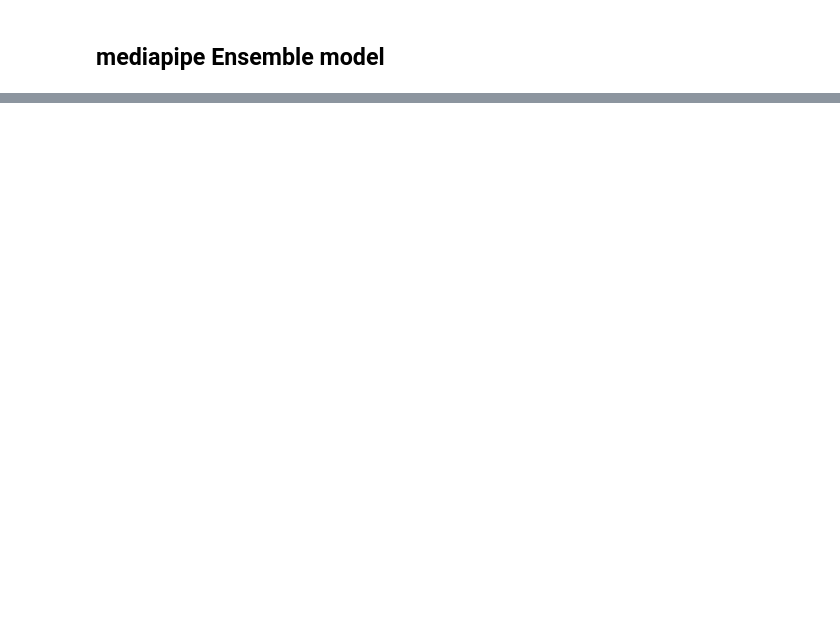
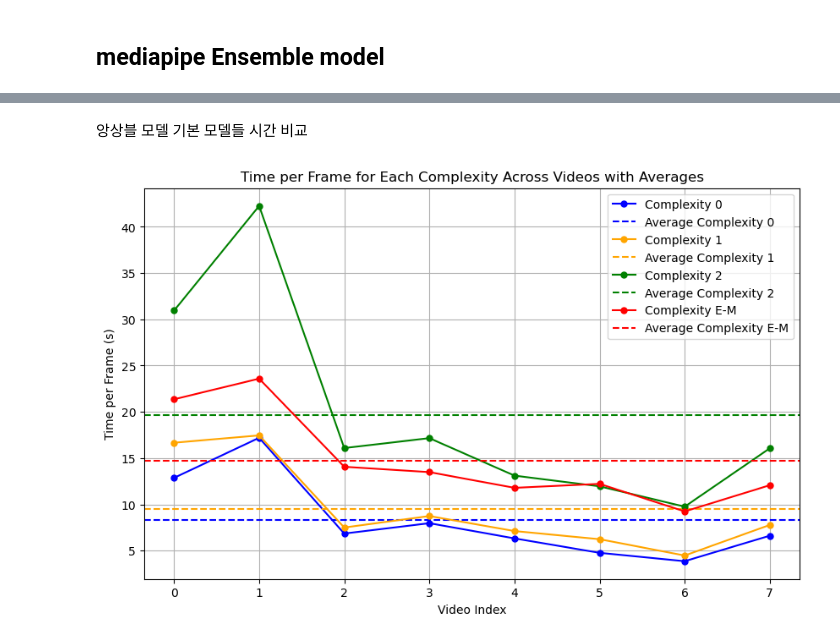
Before and after one commit to yeongjinHwang/sequencing_performance, a Jupyter notebook: performance.ipynb, the cells around one changed output, grey strips where cells are left out. Cells and saved outputs as stored; diff of their text form; code cells hidden in the pictures; blank space fills up the shorter version.

```diff
--- a/performance.ipynb
+++ b/performance.ipynb
@@ -622,0 +974,53 @@ plt.show()
+# %% [markdown]
+앙상블 모델 기본 모델들 시간 비교
+# %%
+# Directory containing the result folders
+root_dir = "./data/result"
+
+complexity_times_per_frame = {0: [], 1: [], 2: [], 3:[]}
+# Traverse all folders and read time.json files
+for folder_name in os.listdir(root_dir):
+    time_json_path = os.path.join(root_dir, folder_name, "time.json")
+    if os.path.exists(time_json_path):
+        with open(time_json_path, 'r') as f:
+            data = json.load(f)
+            for i in range(4):
+                if i!=3 and data["frame"] > 0:  # Avoid division by zero or negative frames
+                    time_per_frame = data[str(i)]
+                if i==3 :
+                    time_per_frame = sum(data["1-2"])
+                complexity_times_per_frame[i].append(time_per_frame)
+# Calculate the average time per frame for each complexity
+average_times_per_frame = {
+    i: np.mean(complexity_times_per_frame[i]) for i in range(4)
+}
+
+# Plotting the time per frame for each complexity as line graphs
+plt.figure(figsize=(10, 6))
+colors = ['blue', 'orange', 'green', 'red']
+
+for i in range(4):
+    # Plot individual time per frame data
+    plt.plot(
+        range(len(complexity_times_per_frame[i])),
+        complexity_times_per_frame[i],
+        marker='o', linestyle='-', markersize=5,
+        color=colors[i],
+        label=f'Complexity {i}' if i!=3 else f'Complexity E-M'
+    )
+    # Plot average line
+    plt.axhline(
+        y=average_times_per_frame[i],
+        color=colors[i],
+        linestyle='--',
+        label=f'Average Complexity {i}' if i!=3 else f'Average Complexity E-M'
+    )
+
+plt.xlabel('Video Index')
+plt.ylabel('Time per Frame (s)')
+plt.title('Time per Frame for Each Complexity Across Videos with Averages')
+plt.legend()
+plt.grid(True)
+plt.show()
+# %% [output]
+[figure, added]
```
Also changed, not shown: parts of 6 cells of this notebook.
